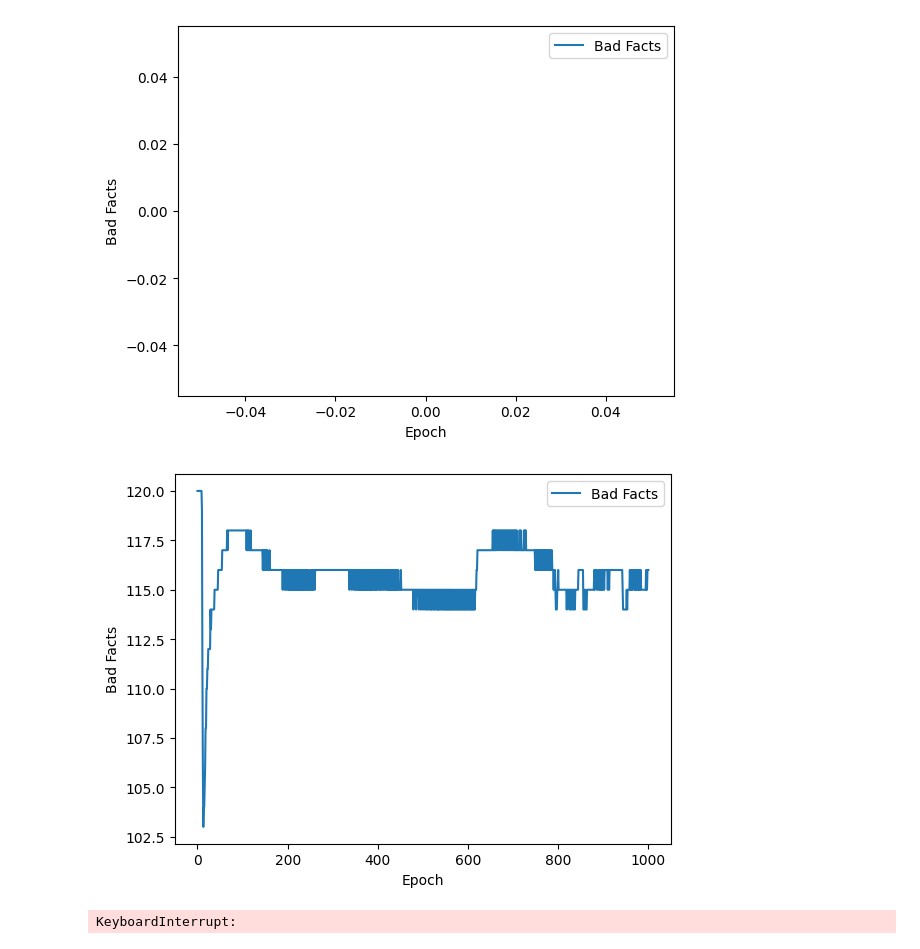
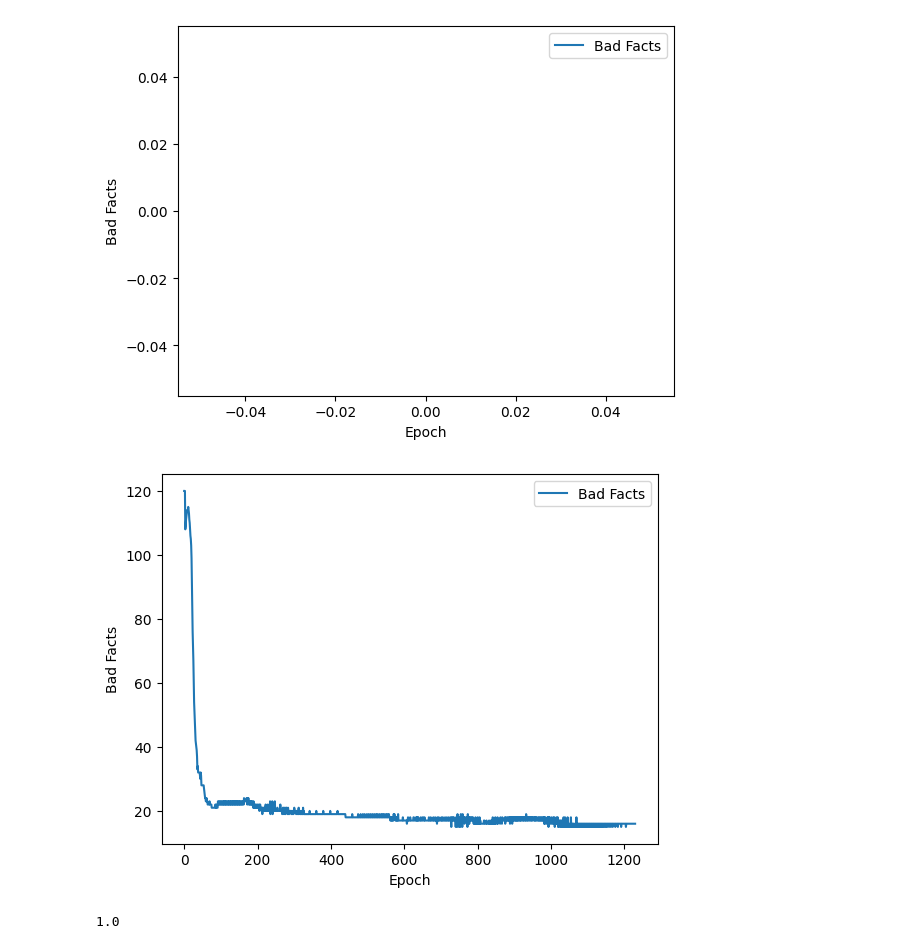
Before and after one commit to wayne1512/Iris-classification, a Jupyter notebook: Iris_classification_NN.ipynb, the cells around one changed output. Drawn from its saved outputs; the diff is of its cells as text; code cells hidden in the pictures.

Commit message:
calculating accuracy

```diff
--- a/Iris_classification_NN.ipynb
+++ b/Iris_classification_NN.ipynb
@@ -231,11 +231,15 @@ def back_prop(target):
     back_prop_hidden_layer(layer2_weights,layer1_outputs,layer1_weights,layer0_outputs,layer2_delta,layer1_delta,layer1_activation_function)
 # %%
 def train():
+
+
+    last_improved_epoch = 0
+    last_improved_epoch_bad_facts = len(training_data.index)
+    last_improved_epoch_threshold = 500
+
     for epoch in range(10000):
         bad_facts = 0
         for i in range(len(training_data.index)):
-
-
 
             forward_prop(training_data.loc[i,['SepalLengthCm','SepalWidthCm','PetalLengthCm','PetalWidthCm']].values.astype(float),True)
 
@@ -257,7 +261,16 @@ def train():
         if update_graph_live and epoch%update_graph_intervals == 0:
             update_graphs()
 
+        if bad_facts < last_improved_epoch_bad_facts:
+            last_improved_epoch = epoch
+            last_improved_epoch_bad_facts = bad_facts
+        elif epoch - last_improved_epoch > last_improved_epoch_threshold:
+            print("Early stopping")
+            update_graphs()
+            return epoch
+
         if bad_facts == 0:
+            update_graphs()
             return
 # %%
 def test():
@@ -265,22 +278,21 @@ def test():
 
     for i in range(len(testing_data.index)):
 
-
-
             forward_prop(testing_data.loc[i,['SepalLengthCm','SepalWidthCm','PetalLengthCm','PetalWidthCm']].values.astype(float),False)
 
             target = testing_data.loc[i,['Species_Iris-setosa','Species_Iris-versicolor','Species_Iris-virginica']].values.astype(float)
 
-            error = target - layer2_outputs
+            target_class = species_values[np.argmax(target)]
+            output_class = species_values[np.argmax(layer2_outputs)]
 
-            output_outside_threshold = np.abs(error) > error_threshold
+            success.append(target_class == output_class)
 
-            success.append(not output_outside_threshold.any())
-
-    return success
+    accuracy = np.sum(success)/len(success)
+    return accuracy
 # %%
 train()
-test()
+accuracy = test()
+print("Accuracy:",accuracy)
 # %% [output]
-[figure, old version]
+[figure, new version]
-KeyboardInterrupt:
+1.0
```
Also changed, not shown: parts of 3 cells of this notebook.
